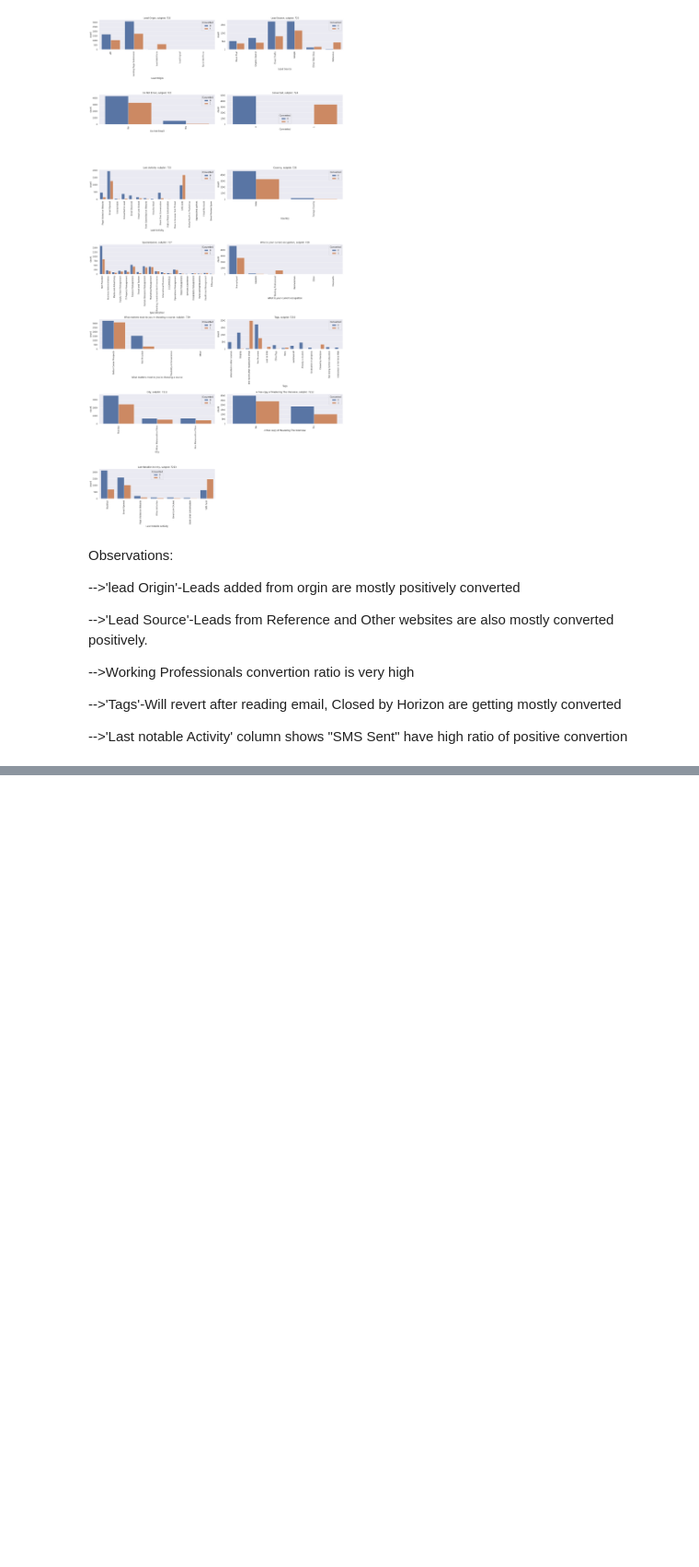
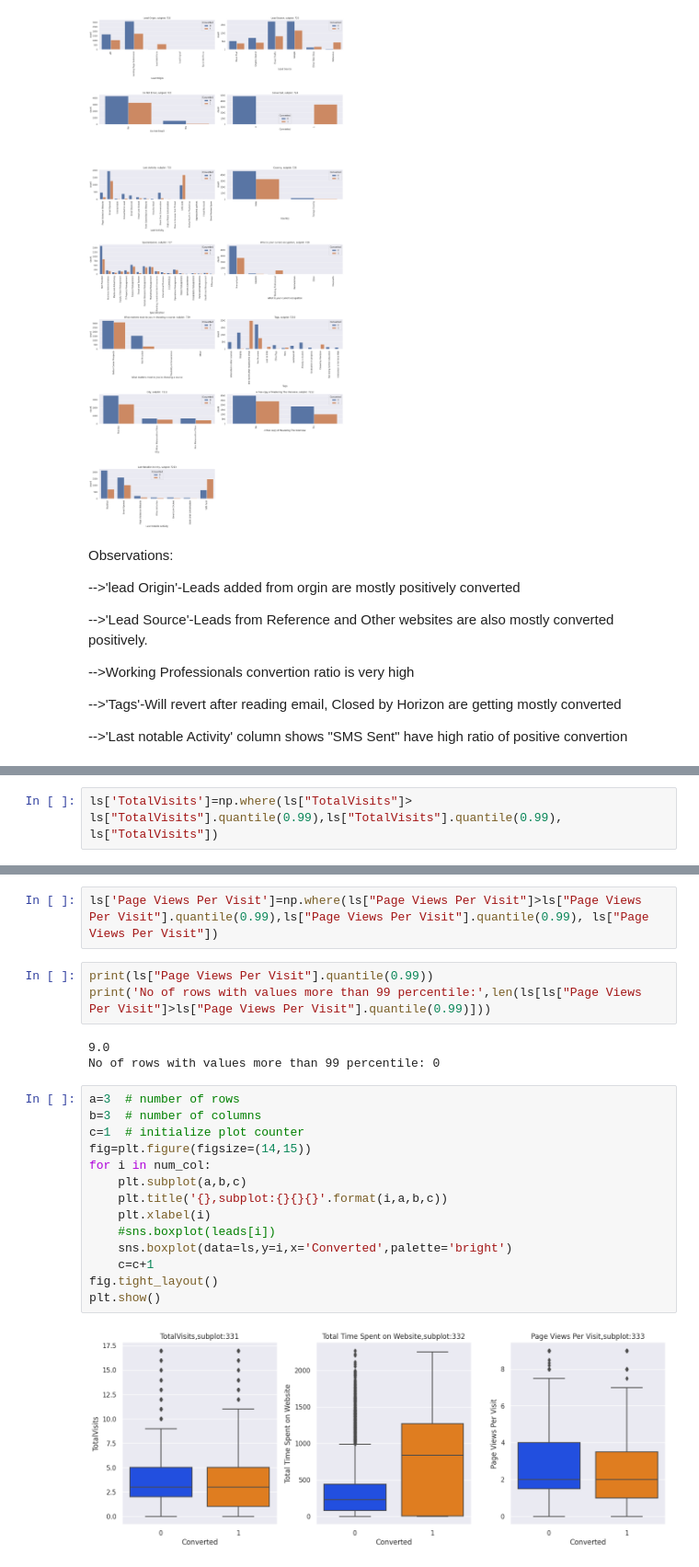
Before and after one commit to AnuAsai22/Lead_Scoring_CaseStudy, a Jupyter notebook: Lead_Scoring_AnuFinal.ipynb, the cells around one changed output, grey strips where cells are left out. Shown at 92% size. Drawn from its saved outputs; the diff is of its cells as text; blank space fills up the shorter version.

```diff
--- a/Lead_Scoring_AnuFinal.ipynb
+++ b/Lead_Scoring_AnuFinal.ipynb
@@ -1053,0 +1116,2 @@ Observations:
+# %%
+ls['TotalVisits']=np.where(ls["TotalVisits"]> ls["TotalVisits"].quantile(0.99),ls["TotalVisits"].quantile(0.99), ls["TotalVisits"])
@@ -1053,0 +1141,24 @@ Observations:
+# %%
+ls['Page Views Per Visit']=np.where(ls["Page Views Per Visit"]>ls["Page Views Per Visit"].quantile(0.99),ls["Page Views Per Visit"].quantile(0.99), ls["Page Views Per Visit"])
+# %%
+print(ls["Page Views Per Visit"].quantile(0.99))
+print('No of rows with values more than 99 percentile:',len(ls[ls["Page Views Per Visit"]>ls["Page Views Per Visit"].quantile(0.99)]))
+# %% [output]
+9.0
+No of rows with values more than 99 percentile: 0
+# %%
+a=3  # number of rows
+b=3  # number of columns
+c=1  # initialize plot counter
+fig=plt.figure(figsize=(14,15))
+for i in num_col:
+    plt.subplot(a,b,c)
+    plt.title('{},subplot:{}{}{}'.format(i,a,b,c))
+    plt.xlabel(i)
+    #sns.boxplot(leads[i])
+    sns.boxplot(data=ls,y=i,x='Converted',palette='bright')
+    c=c+1
+fig.tight_layout()
+plt.show()
+# %% [output]
+[figure, added]
```
Also changed, not shown: parts of 35 cells of this notebook.
